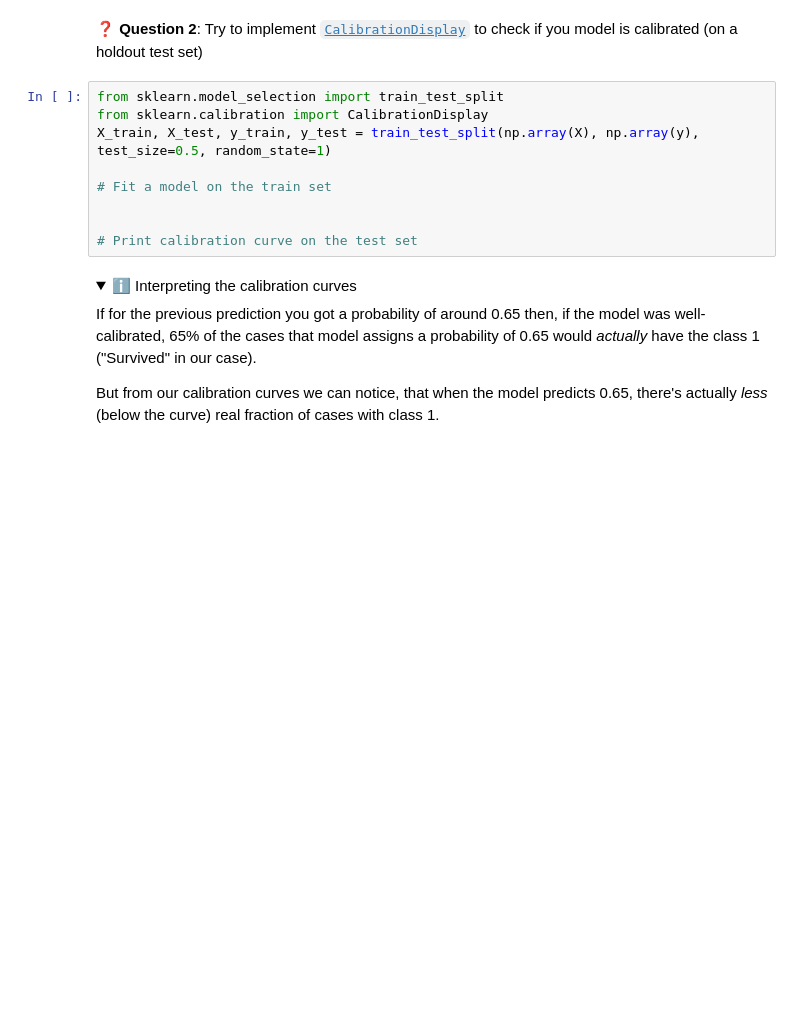
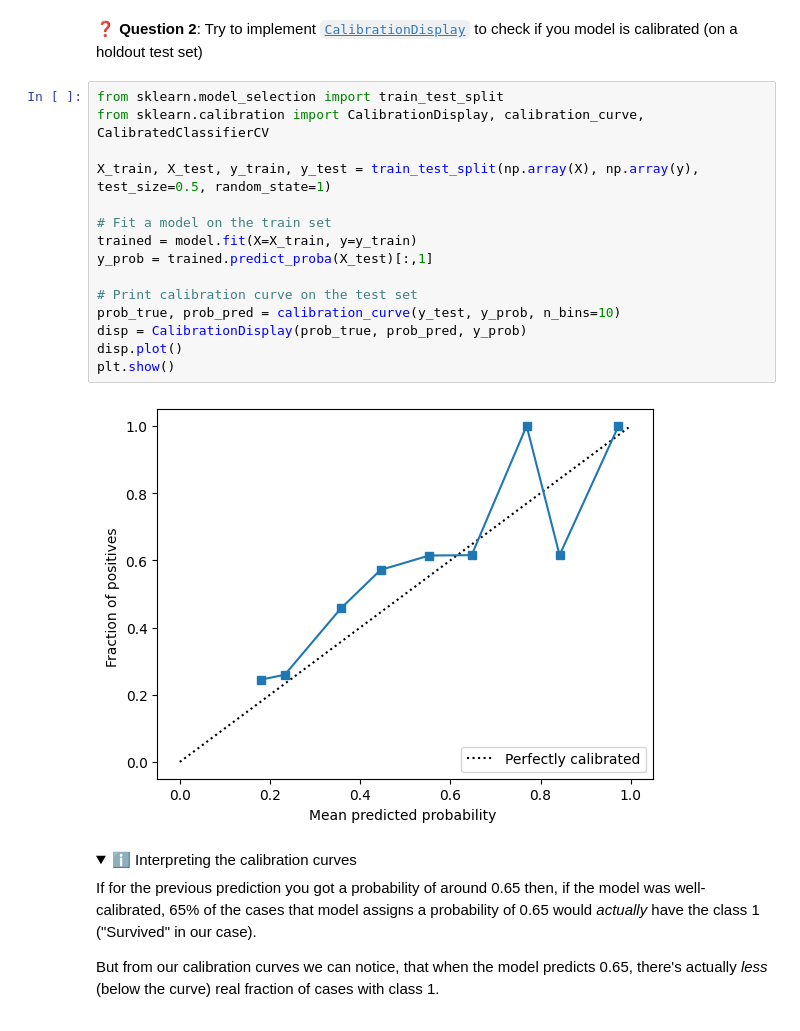
Before and after one commit to neural5torm/data-logistic-regression, a Jupyter notebook: Logistic_Regression.ipynb, the cells around one changed output. Drawn from its saved outputs; the diff is of its cells as text; folded sections open; blank space fills up the shorter version.

```diff
--- a/Logistic_Regression.ipynb
+++ b/Logistic_Regression.ipynb
@@ -264,13 +267,21 @@ What does "calibrated" probabilities mean?
 ❓ **Question 2**: Try to implement [`CalibrationDisplay`](https://scikit-learn.org/stable/modules/generated/sklearn.calibration.CalibrationDisplay.html) to check if you model is calibrated (on a holdout test set)
 # %%
 from sklearn.model_selection import train_test_split
-from sklearn.calibration import CalibrationDisplay
+from sklearn.calibration import CalibrationDisplay, calibration_curve, CalibratedClassifierCV
+
 X_train, X_test, y_train, y_test = train_test_split(np.array(X), np.array(y), test_size=0.5, random_state=1)
 
 # Fit a model on the train set
-
+trained = model.fit(X=X_train, y=y_train)
+y_prob = trained.predict_proba(X_test)[:,1]
 
 # Print calibration curve on the test set
+prob_true, prob_pred = calibration_curve(y_test, y_prob, n_bins=10)
+disp = CalibrationDisplay(prob_true, prob_pred, y_prob)
+disp.plot()
+plt.show()
+# %% [output]
+[figure, added]
 # %% [markdown]
 <details>
     <summary markdown='span'>ℹ️ Interpreting the calibration curves</summary>
```
Also changed, not shown: parts of 5 cells of this notebook.
